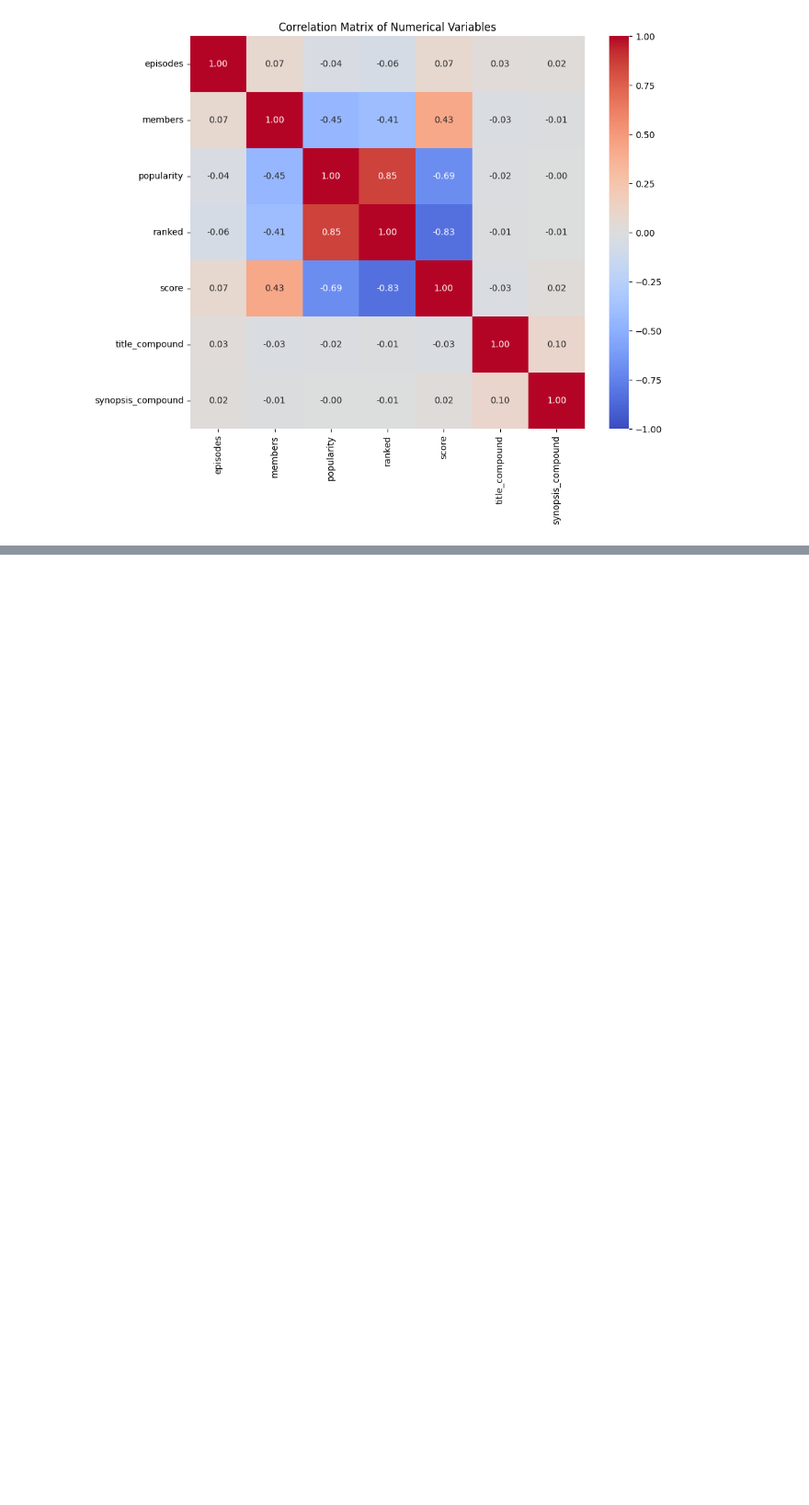
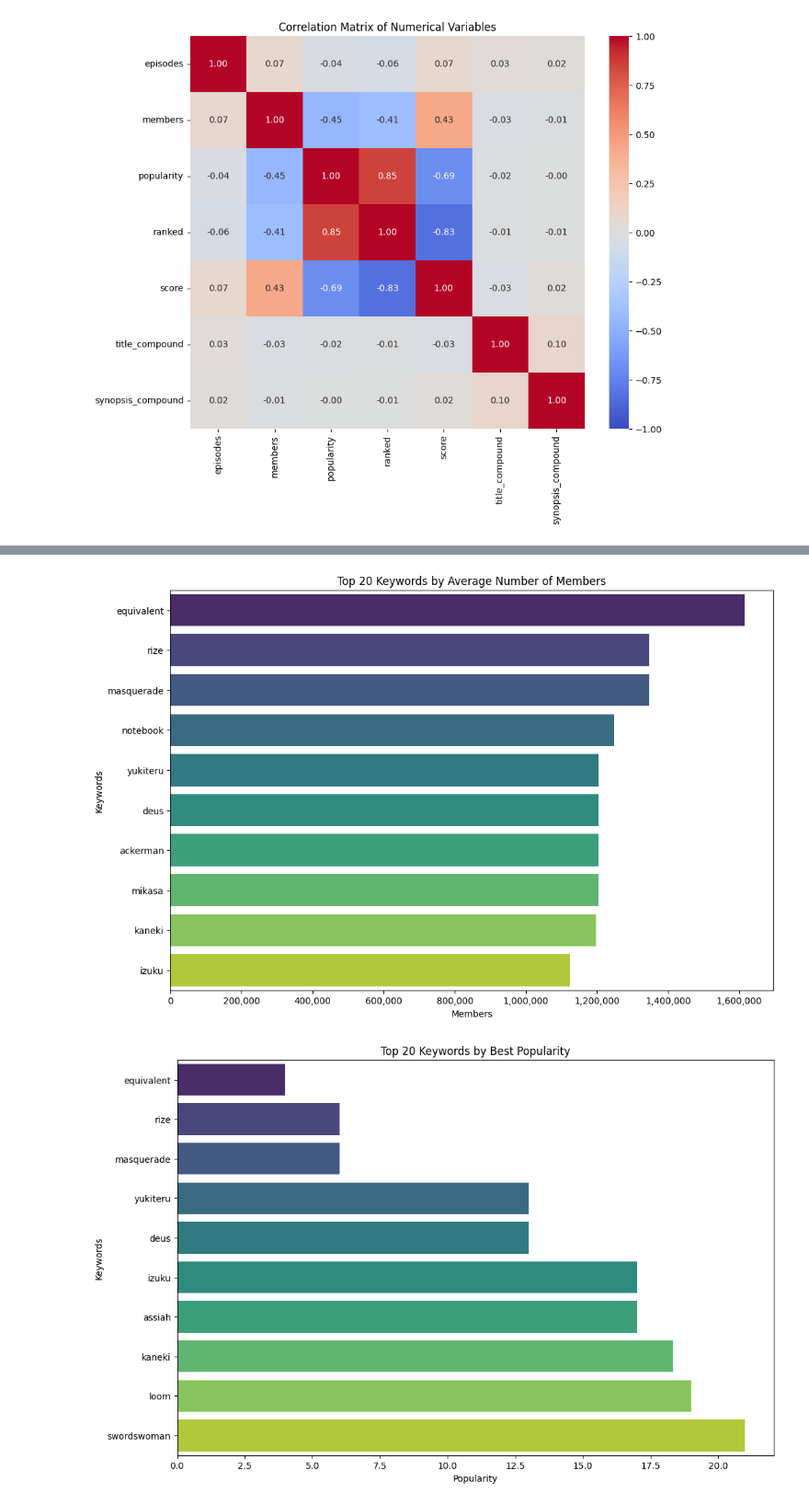
Before and after one commit to tobiasseck/anime-data-analytics-project, a Jupyter notebook: text-analysis.ipynb, the cells around one changed output, grey strips where cells are left out. Shown at 92% size. Saved outputs shown, nothing was run; the diff lists cells and outputs as text; code cells hidden in the pictures; blank space fills up the shorter version.

Commit message:
added keyword analysis

```diff
--- a/text-analysis.ipynb
+++ b/text-analysis.ipynb
@@ -73,13 +73,15 @@ plt.show()
 [figure]
 # %%
 stop_words = set(stopwords.words('english'))
+stop_words.add('anime')
+animes_df['synopsis_clean'] = animes_df['synopsis'].str.replace('[Written by MAL Rewrite]', '', regex=False)
 
 def preprocess(text):
     tokens = [word for word in nltk.word_tokenize(text.lower()) if word.isalpha()]
     tokens = [word for word in tokens if word not in stop_words]
     return tokens
 
-animes_df['synopsis_tokens'] = animes_df['synopsis'].apply(preprocess)
+animes_df['synopsis_tokens'] = animes_df['synopsis_clean'].apply(preprocess)
 dictionary = corpora.Dictionary(animes_df['synopsis_tokens'])
 corpus = [dictionary.doc2bow(text) for text in animes_df['synopsis_tokens']]
 
@@ -91,0 +130,16 @@ pyLDAvis.display(lda_vis)
+# %%
+exploded_data = animes_df[['keywords', 'members', 'popularity', 'ranked', 'score']].explode('keywords')
+
+keyword_metrics = exploded_data.groupby('keywords').agg({
+    'members': 'mean',
+    'popularity': 'mean',
+    'ranked': 'mean',
+    'score': 'mean'
+}).reset_index()
+
+highest_members = keyword_metrics.sort_values(by='members', ascending=False).head(10)
+best_popularity = keyword_metrics.sort_values(by='popularity').head(10)
+best_ranking = keyword_metrics.sort_values(by='ranked').head(10)
+best_score = keyword_metrics.sort_values(by='score', ascending=False).head(10)
+
+highest_members, best_popularity, best_ranking, best_score
@@ -91,0 +164,20 @@ pyLDAvis.display(lda_vis)
+# %%
+def plot_keyword_metrics(df, metric, title):
+    plt.figure(figsize=(12, 8))
+    sns.barplot(x=metric, y='keywords', data=df, palette='viridis', hue='keywords', dodge=False)
+    plt.title(title)
+    plt.xlabel(metric.capitalize())
+    plt.ylabel('Keywords')
+    plt.legend([],[], frameon=False)
+    if metric == 'members':
+        plt.gca().xaxis.set_major_formatter(plt.FuncFormatter(lambda x, loc: "{:,}".format(int(x))))
+
+    plt.show()
+
+plot_keyword_metrics(highest_members, 'members', 'Top 20 Keywords by Average Number of Members')
+plot_keyword_metrics(best_popularity, 'popularity', 'Top 20 Keywords by Best Popularity')
+plot_keyword_metrics(best_ranking, 'ranked', 'Top 20 Keywords by Best Ranking')
+plot_keyword_metrics(best_score, 'score', 'Top 20 Keywords by Best Score')
+# %% [output]
+[figure, added]
+[figure, added]
```
Also changed, not shown: parts of 3 cells of this notebook.
